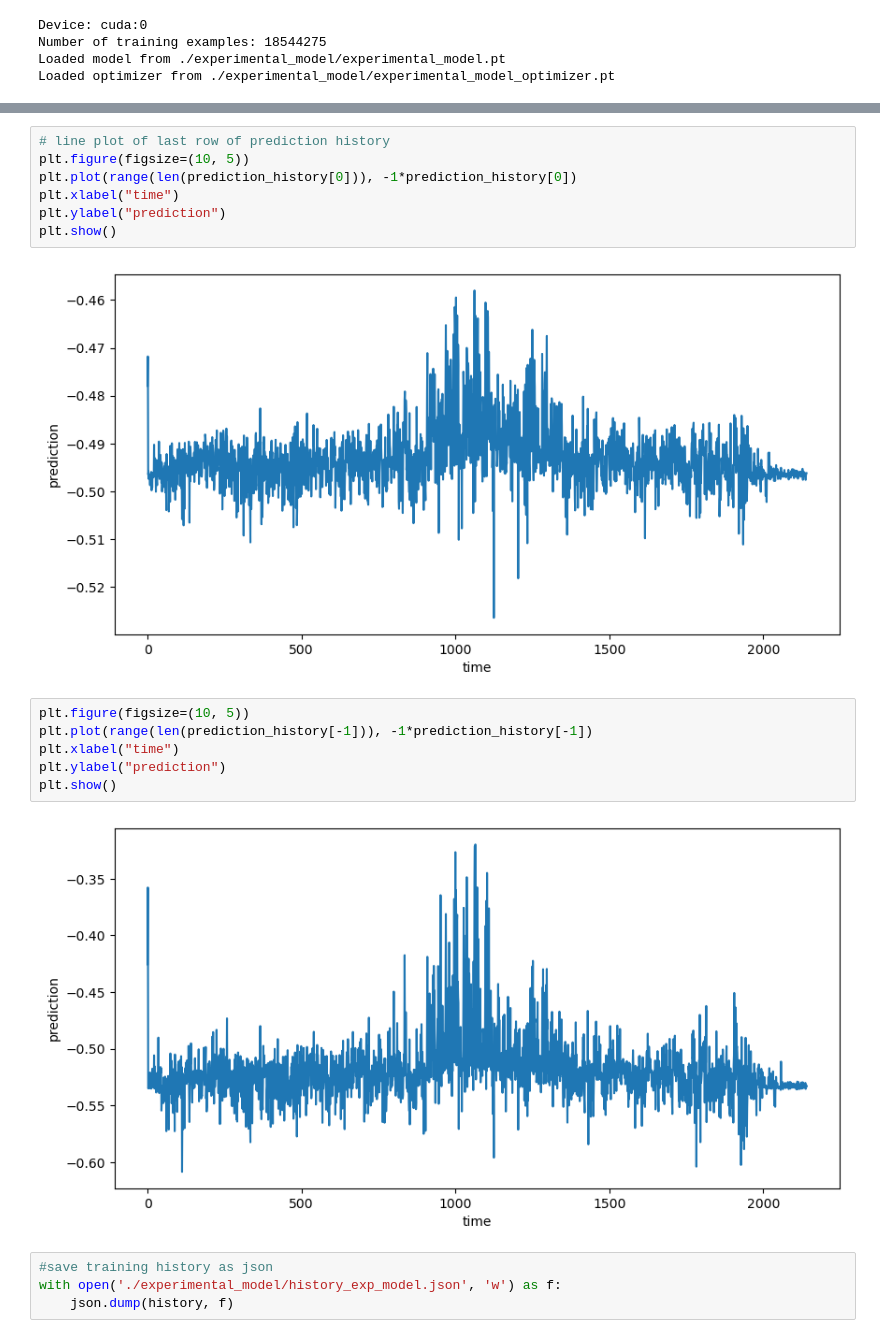
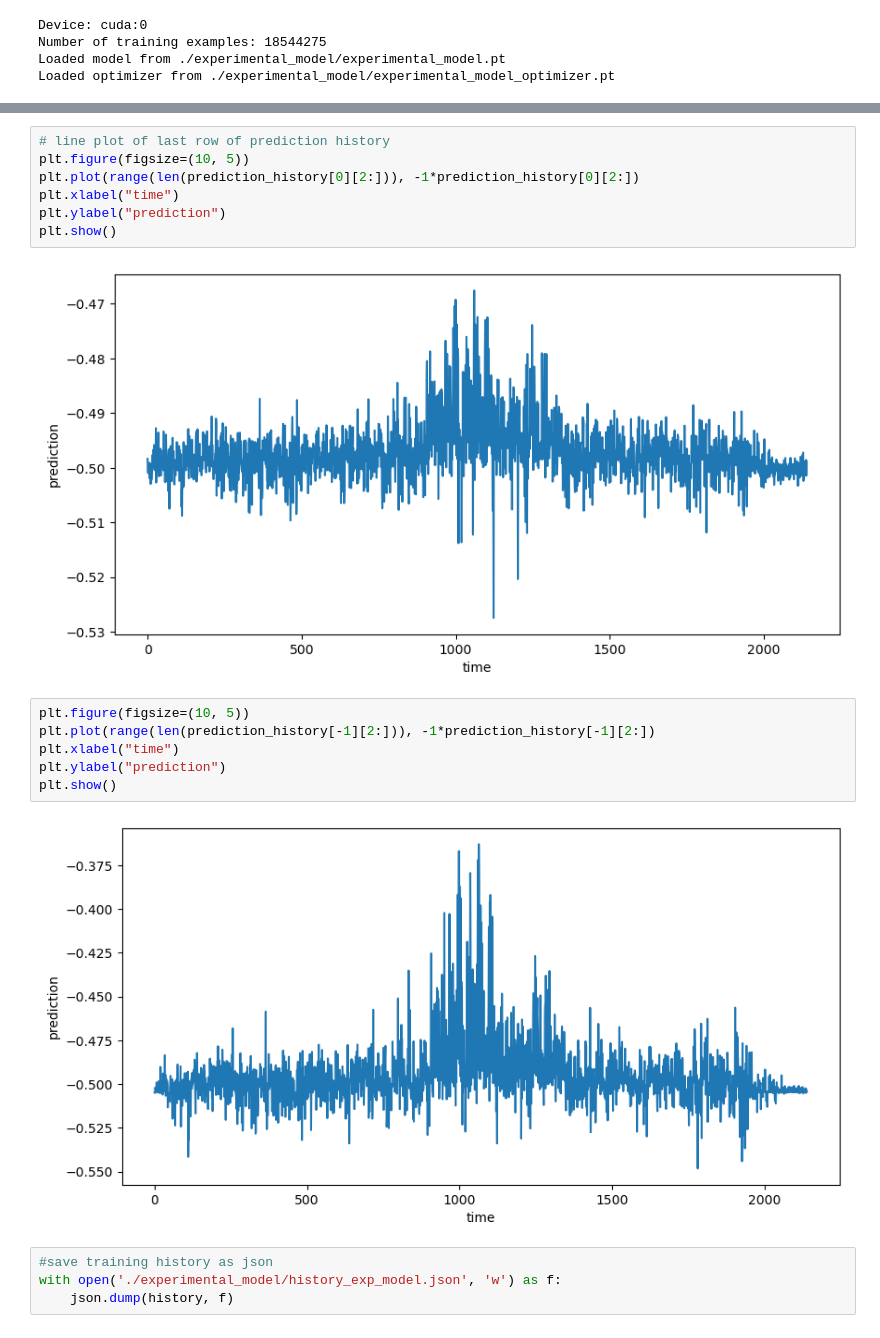
Before and after one commit to JoshuaGensel/MIME_ML, a Jupyter notebook: src/experimental_analysis.ipynb, the cells around one changed output, grey strips where cells are left out. Saved outputs shown, nothing was run; the diff lists cells and outputs as text.

```diff
--- a/src/experimental_analysis.ipynb
+++ b/src/experimental_analysis.ipynb
@@ -68,20 +68,20 @@ array([0.47794105, 0.47179389, 0.49650759, ..., 0.49660603, 0.49640761,
 # %%
 # line plot of last row of prediction history
 plt.figure(figsize=(10, 5))
-plt.plot(range(len(prediction_history[0])), -1*prediction_history[0])
+plt.plot(range(len(prediction_history[0][2:])), -1*prediction_history[0][2:])
 plt.xlabel("time")
 plt.ylabel("prediction")
 plt.show()
 # %% [output]
-[figure, old version]
+[figure, new version]
 # %%
 plt.figure(figsize=(10, 5))
-plt.plot(range(len(prediction_history[-1])), -1*prediction_history[-1])
+plt.plot(range(len(prediction_history[-1][2:])), -1*prediction_history[-1][2:])
 plt.xlabel("time")
 plt.ylabel("prediction")
 plt.show()
 # %% [output]
-[figure, old version]
+[figure, new version]
 # %%
 #save training history as json
 with open('./experimental_model/history_exp_model.json', 'w') as f:
```
Also changed, not shown: parts of 26 cells of this notebook, 1 other file.
